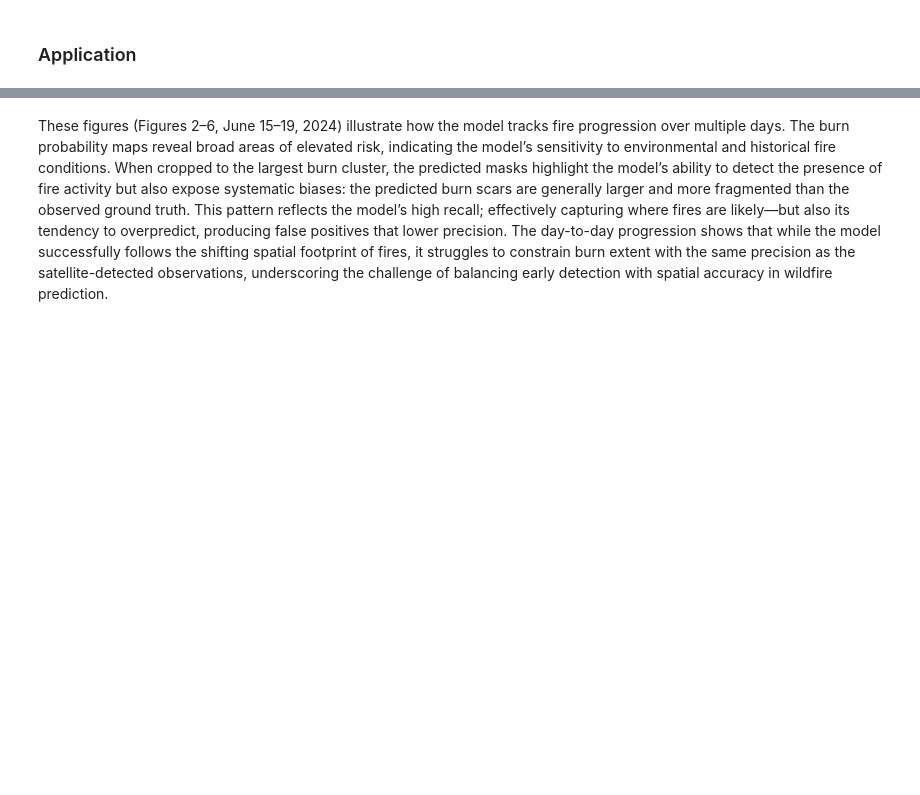
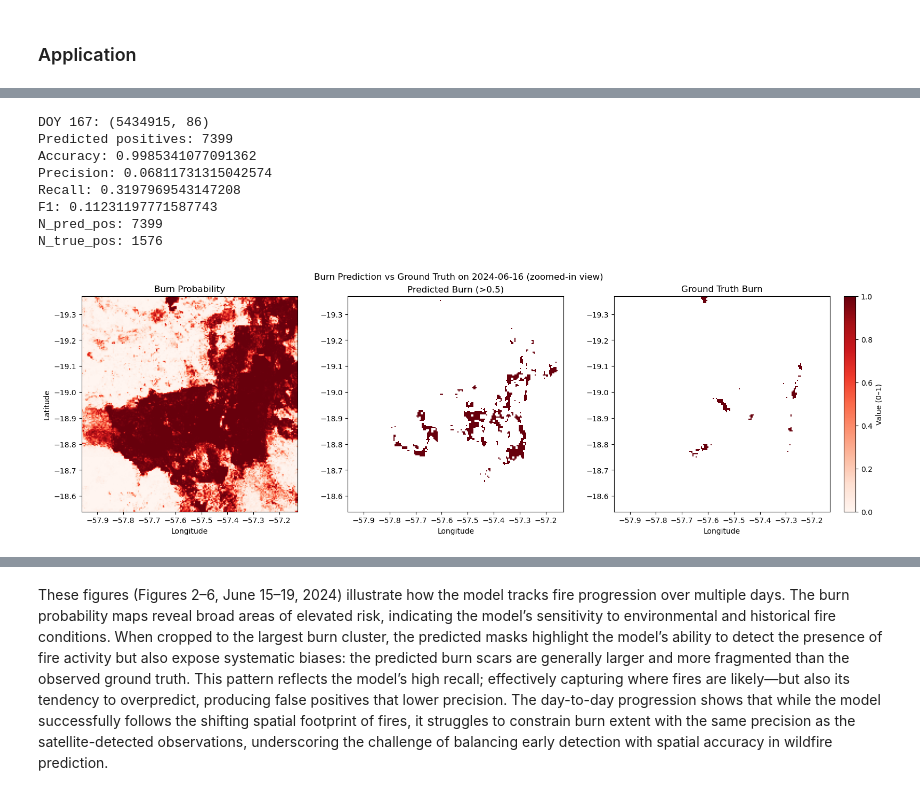
Before and after one commit to ddominguez2293/I_Guide_Team_2, a Jupyter notebook: 0.final_notebook_v3.ipynb, the cells around one changed output, grey strips where cells are left out. Saved outputs shown, nothing was run; the diff lists cells and outputs as text; code cells hidden in the pictures; blank space fills up the shorter version.

```diff
--- a/0.final_notebook_v3.ipynb
+++ b/0.final_notebook_v3.ipynb
@@ -727,0 +400,12 @@ F1 Score: 0.1055941307480676
+# %%
+res_167 = predict_and_plot_doy(167, model)
+# %% [output]
+DOY 167: (5434915, 86)
+Predicted positives: 7399
+Accuracy: 0.9985341077091362
+Precision: 0.06811731315042574
+Recall: 0.3197969543147208
+F1: 0.11231197771587743
+N_pred_pos: 7399
+N_true_pos: 1576
+[figure, added]
```
Also changed, not shown: parts of 25 cells of this notebook, 8 other files.
